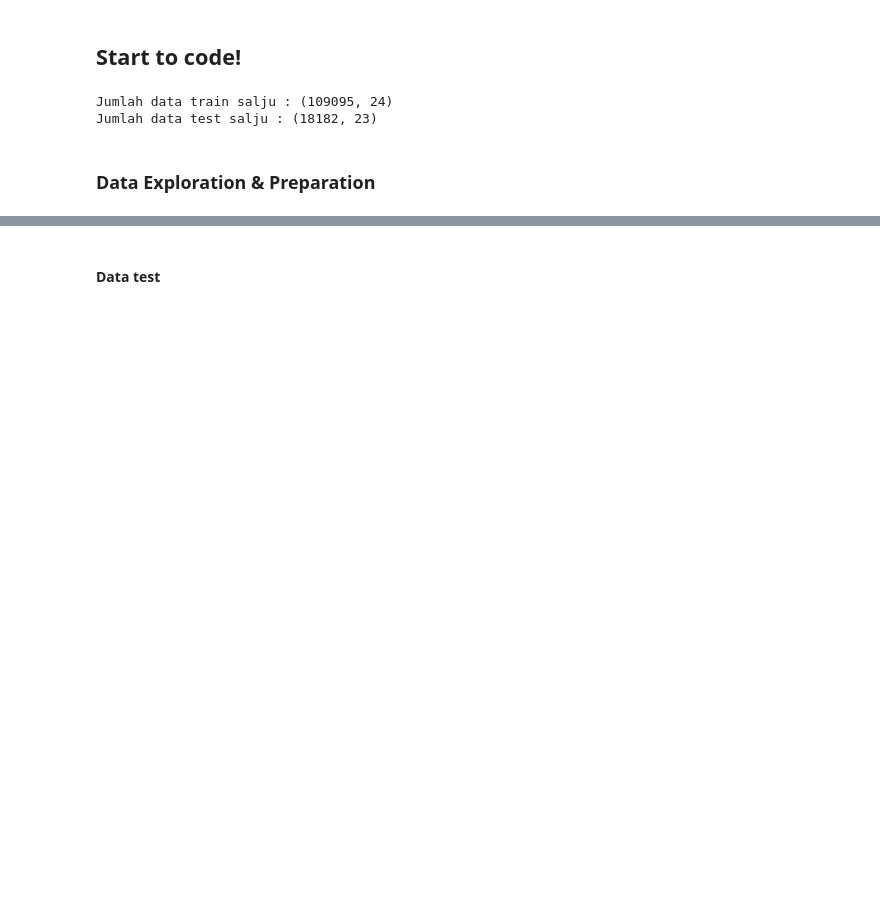
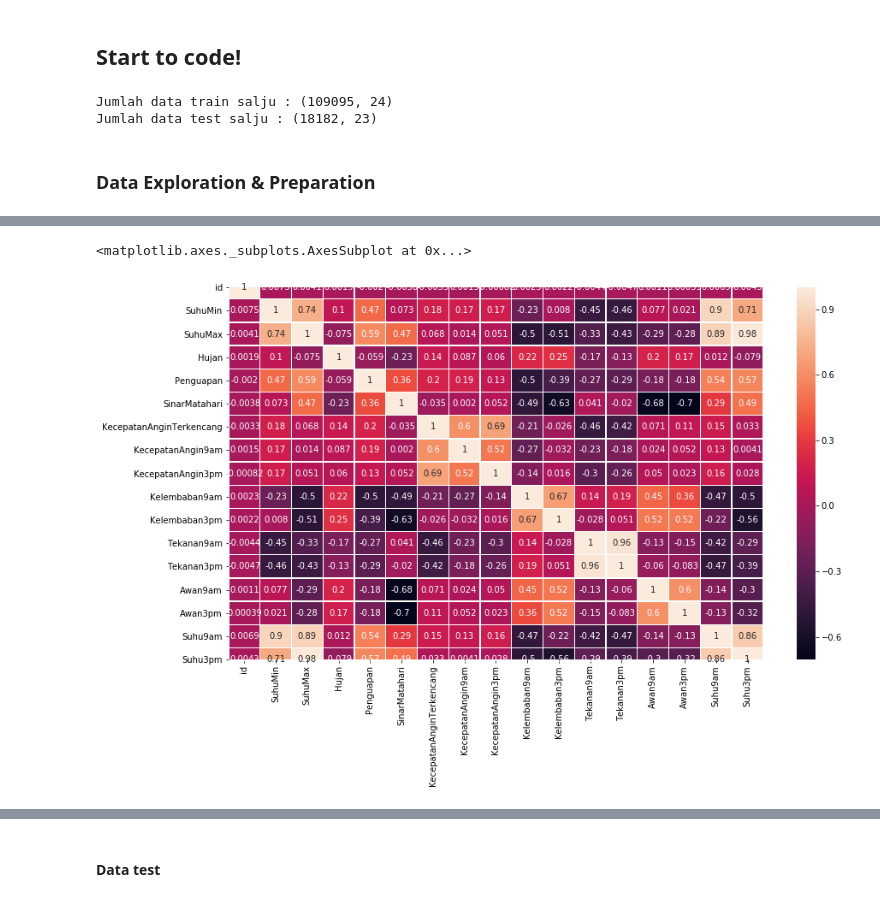
Before and after one commit to ichlasul0899/Klasifikasi-Salju-, a Jupyter notebook: code/Untitled.ipynb, the cells around one changed output, grey strips where cells are left out. Saved outputs shown, nothing was run; the diff lists cells and outputs as text; code cells hidden in the pictures; blank space fills up the shorter version.

```diff
--- a/code/Untitled.ipynb
+++ b/code/Untitled.ipynb
@@ -171,13 +64,0 @@ r = sns.heatmap(corr, annot=True, mask=mask, cmap='Reds')
-# %%
-from sklearn.impute import SimpleImputer
-
-imputer_med = SimpleImputer(strategy='median')
-imputer_mean = SimpleImputer(strategy='mean')
-imputer_mf = SimpleImputer(strategy='most_frequent')
-'''
-data_train_salju[['Kelembaban9am', 'Kelembaban3pm', 'Awan9am', 'Awan3pm']] = imputer_med.fit_transform(data_train_salju[['Kelembaban9am', 'Kelembaban3pm', 'Awan9am', 'Awan3pm']])
-data_train_salju[['SuhuMin', 'SuhuMax', 'Hujan', 'Penguapan', 'SinarMatahari', 'KecepatanAnginTerkencang', 'KecepatanAngin9am', 'KecepatanAngin3pm', 'Tekanan9am', 'Tekanan3pm', 'Suhu9am', 'Suhu3pm']] = imputer_mean.fit_transform(data_train_salju[['SuhuMin', 'SuhuMax', 'Hujan', 'Penguapan', 'SinarMatahari', 'KecepatanAnginTerkencang', 'KecepatanAngin9am', 'KecepatanAngin3pm', 'Tekanan9am', 'Tekanan3pm', 'Suhu9am', 'Suhu3pm']])
-data_train_salju['ArahAnginTerkencang','ArahAngin9am', 'ArahAngin3pm'] = imputer_mf.fit_transform(data_train_salju[['ArahAnginTerkencang','ArahAngin9am', 'ArahAngin3pm']])
-
-'''
-#data_train_salju.isnull().sum()
@@ -186,19 +64,0 @@ data_train_salju['ArahAnginTerkencang','ArahAngin9am', 'ArahAngin3pm'] = imputer
-# %%
-# Handling missing values dengan memberi nilai median dan rata-rata pada baris yang memiliki nilai null
-data_train_salju['SuhuMin'].fillna(data_train_salju['SuhuMin'].mean(), inplace=True)
-data_train_salju['SuhuMax'].fillna(data_train_salju['SuhuMax'].mean(), inplace=True)
-data_train_salju['Hujan'].fillna(data_train_salju['Hujan'].mean(), inplace=True)
-data_train_salju['Penguapan'].fillna(data_train_salju['Penguapan'].mean(), inplace=True)
-data_train_salju['SinarMatahari'].fillna(data_train_salju['SinarMatahari'].mean(), inplace=True)
-data_train_salju['KecepatanAnginTerkencang'].fillna(data_train_salju['KecepatanAnginTerkencang'].mean(), inplace=True)
-data_train_salju['KecepatanAngin9am'].fillna(data_train_salju['KecepatanAngin9am'].mean(), inplace=True)
-data_train_salju['KecepatanAngin3pm'].fillna(data_train_salju['KecepatanAngin3pm'].mean(), inplace=True)
-data_train_salju['Kelembaban9am'].fillna(data_train_salju['Kelembaban9am'].median(), inplace=True)
-data_train_salju['Kelembaban3pm'].fillna(data_train_salju['Kelembaban3pm'].median(), inplace=True)
-data_train_salju['Tekanan9am'].fillna(data_train_salju['Tekanan9am'].mean(), inplace=True)
-data_train_salju['Tekanan3pm'].fillna(data_train_salju['Tekanan3pm'].mean(), inplace=True)
-data_train_salju['Awan9am'].fillna(data_train_salju['Awan9am'].median(), inplace=True)
-data_train_salju['Awan3pm'].fillna(data_train_salju['Awan3pm'].median(), inplace=True)
-data_train_salju['Suhu9am'].fillna(data_train_salju['Suhu9am'].mean(), inplace=True)
-data_train_salju['Suhu3pm'].fillna(data_train_salju['Suhu3pm'].mean(), inplace=True)
-data_train_salju.isnull().sum()
@@ -223,4 +64,0 @@ dtype: int64
-# %%
-# Menghapus kolom yang tidak akan digunakan dalam pemodelan
-data_train_salju.drop(['id', 'Tanggal', 'KodeLokasi'], axis=1, inplace=True)
-data_train_salju.info()
@@ -253,3 +64,0 @@ sns.boxplot(data=data_train_salju, orient='h')
-# %%
-data_train_salju = pd.get_dummies(data=data_train_salju,columns=['ArahAnginTerkencang','ArahAngin9am', 'ArahAngin3pm'])
-data_train_salju.head(3)
@@ -281,0 +154,7 @@ array([[0.44575472, 0.38963532, 0.01293801, ..., 0.        , 0.        ,
+# %%
+corr = data_train_salju.corr()
+plt.figure(figsize=(14,8))
+sns.heatmap(corr, annot=True, linewidth=0.3)
+# %% [output]
+<matplotlib.axes._subplots.AxesSubplot at 0x...>
+[figure, added]
```
Also changed, not shown: parts of 73 cells of this notebook.
